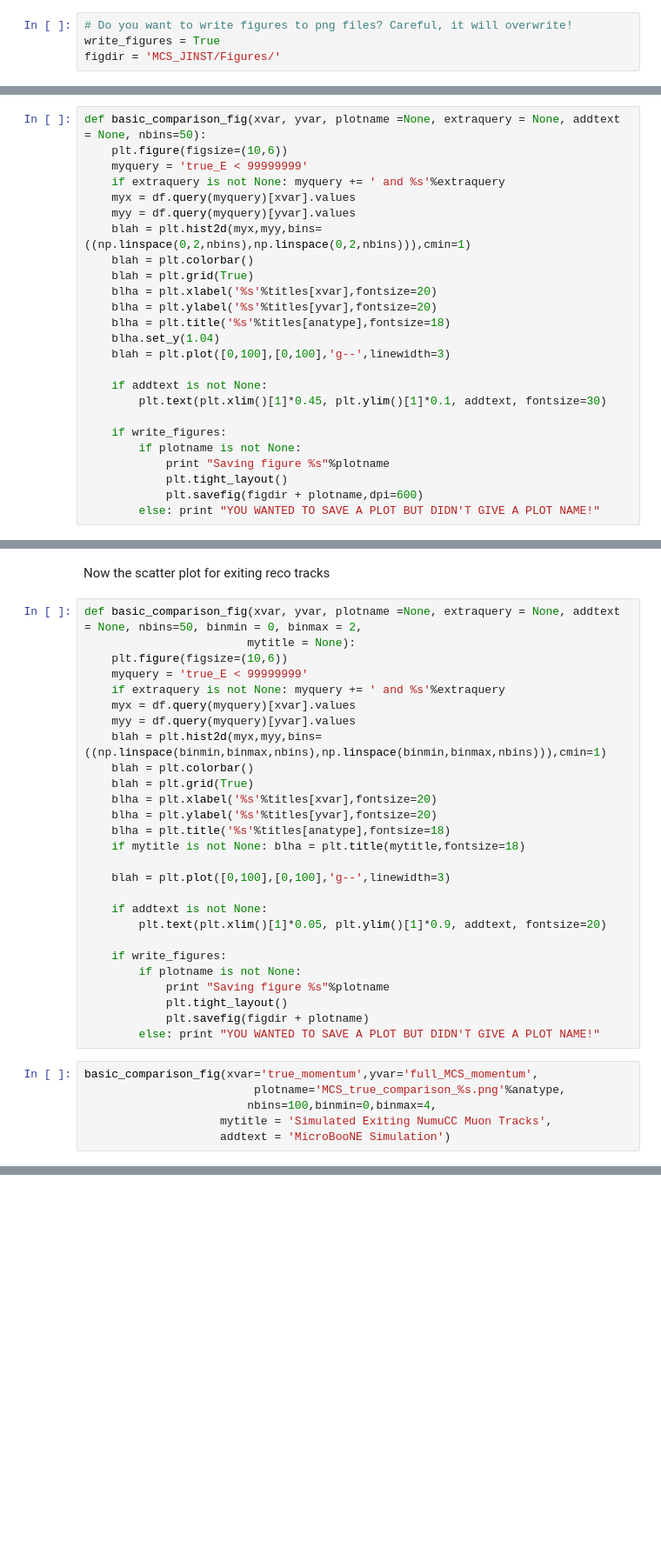
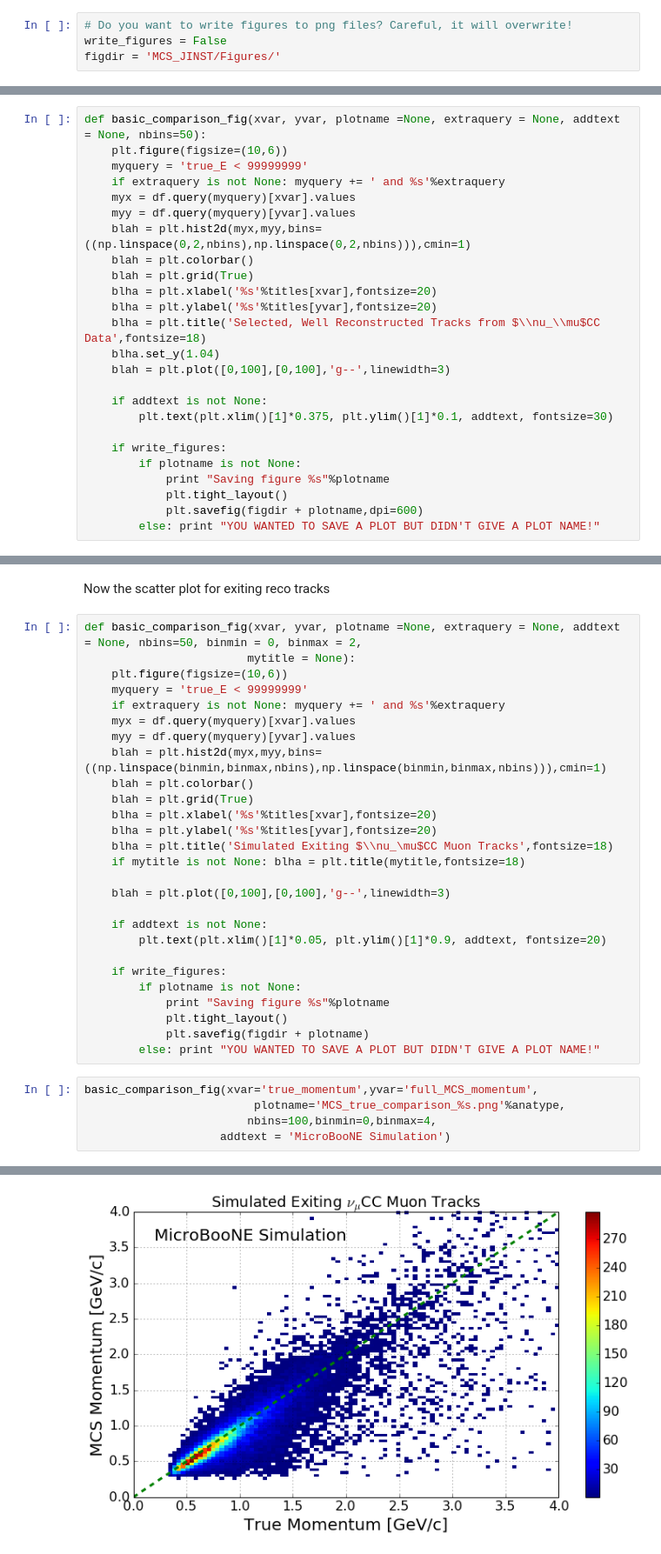
Before and after one commit to kaleko/MCS_Technote, a Jupyter notebook: JINST_figures.ipynb, the cells around one changed output, grey strips where cells are left out. Shown at 87% size. Drawn from its saved outputs; the diff is of its cells as text; blank space fills up the shorter version.

```diff
--- a/JINST_figures.ipynb
+++ b/JINST_figures.ipynb
@@ -4,7 +4,7 @@
 from shared_content import *
 # %%
 # Do you want to write figures to png files? Careful, it will overwrite!
-write_figures = True
+write_figures = False
 figdir = 'MCS_JINST/Figures/'
 # %%
 plt.rcParams['xtick.labelsize'] = 16
@@ -238,12 +256,12 @@ def basic_comparison_fig(xvar, yvar, plotname =None, extraquery = None, addtext
     blah = plt.grid(True)
     blha = plt.xlabel('%s'%titles[xvar],fontsize=20)
     blha = plt.ylabel('%s'%titles[yvar],fontsize=20)
-    blha = plt.title('%s'%titles[anatype],fontsize=18)
+    blha = plt.title('Selected, Well Reconstructed Tracks from $\\nu_\\mu$CC Data',fontsize=18)
     blha.set_y(1.04)
     blah = plt.plot([0,100],[0,100],'g--',linewidth=3)
 
     if addtext is not None:
-        plt.text(plt.xlim()[1]*0.45, plt.ylim()[1]*0.1, addtext, fontsize=30)
+        plt.text(plt.xlim()[1]*0.375, plt.ylim()[1]*0.1, addtext, fontsize=30)
 
     if write_figures:
         if plotname is not None:
@@ -1114,7 +1187,7 @@ def basic_comparison_fig(xvar, yvar, plotname =None, extraquery = None, addtext
     blah = plt.grid(True)
     blha = plt.xlabel('%s'%titles[xvar],fontsize=20)
     blha = plt.ylabel('%s'%titles[yvar],fontsize=20)
-    blha = plt.title('%s'%titles[anatype],fontsize=18)
+    blha = plt.title('Simulated Exiting $\\nu_\mu$CC Muon Tracks',fontsize=18)
     if mytitle is not None: blha = plt.title(mytitle,fontsize=18)
 
     blah = plt.plot([0,100],[0,100],'g--',linewidth=3)
@@ -1132,5 +1205,5 @@ def basic_comparison_fig(xvar, yvar, plotname =None, extraquery = None, addtext
 basic_comparison_fig(xvar='true_momentum',yvar='full_MCS_momentum',
                          plotname='MCS_true_comparison_%s.png'%anatype,
                         nbins=100,binmin=0,binmax=4,
-                    mytitle = 'Simulated Exiting NumuCC Muon Tracks',
                     addtext = 'MicroBooNE Simulation')
+# %% [output]
@@ -1136,0 +1211 @@ basic_comparison_fig(xvar='true_momentum',yvar='full_MCS_momentum',
+[figure, added]
```
Also changed, not shown: parts of 14 cells of this notebook, 12 other files.
